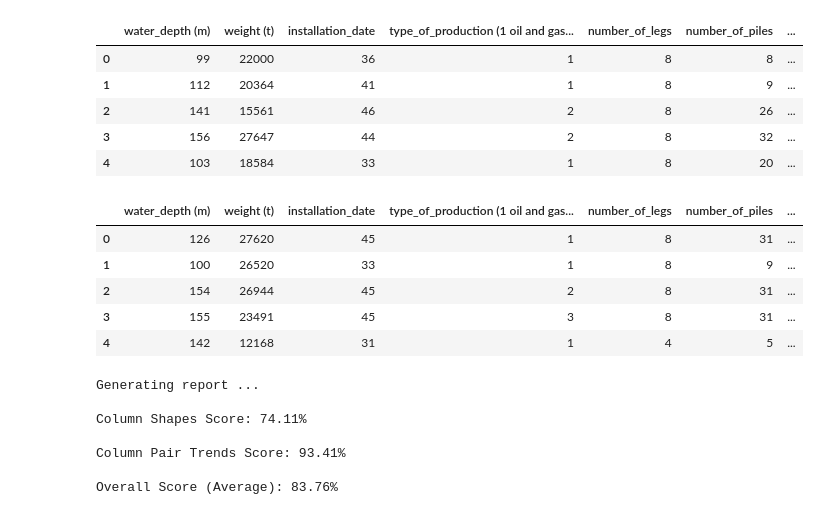
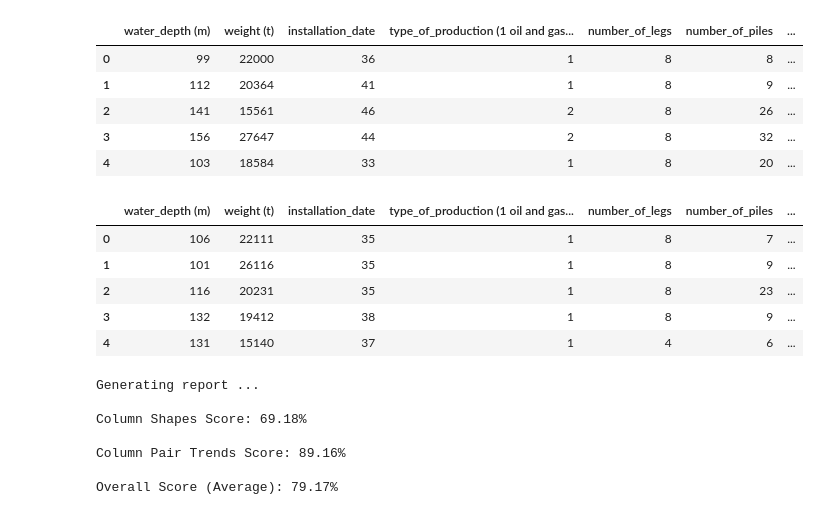
Before and after one commit to JailonWilliam/offshore-platform-decommissioning, a Jupyter notebook: notebooks/main.ipynb, the cells around one changed output. Saved outputs shown, nothing was run; the diff lists cells and outputs as text; code cells hidden in the pictures.

```diff
--- a/notebooks/main.ipynb
+++ b/notebooks/main.ipynb
@@ -201,14 +195,14 @@ df_original.head()
 | 3 | 156 | 27647 | 44 | 2 | 8 | 32 | ... |
 | 4 | 103 | 18584 | 33 | 1 | 8 | 20 | ... |
 # %%
-df_gan_limpo.head()
+df_gan.head()
 # %% [output]
 |  | water_depth (m) | weight (t) | installation_date | type_of_production (1 oil and gas... | number_of_legs | number_of_piles | ... |
-| 0 | 126 | 27620 | 45 | 1 | 8 | 31 | ... |
-| 1 | 100 | 26520 | 33 | 1 | 8 | 9 | ... |
-| 2 | 154 | 26944 | 45 | 2 | 8 | 31 | ... |
-| 3 | 155 | 23491 | 45 | 3 | 8 | 31 | ... |
-| 4 | 142 | 12168 | 31 | 1 | 4 | 5 | ... |
+| 0 | 106 | 22111 | 35 | 1 | 8 | 7 | ... |
+| 1 | 101 | 26116 | 35 | 1 | 8 | 9 | ... |
+| 2 | 116 | 20231 | 35 | 1 | 8 | 23 | ... |
+| 3 | 132 | 19412 | 38 | 1 | 8 | 9 | ... |
+| 4 | 131 | 15140 | 37 | 1 | 4 | 6 | ... |
 # %%
 # Supondo que A e B são seus DataFrames reais e sintéticos
 A = df_original.copy()
@@ -305,6 +299,11 @@ metadata_dict = {
             "pii": False,
             "sdtype": "numerical"
         },
+        "impacts_of_option-partial": {
+            "type": "numerical",
+            "pii": False,
+            "sdtype": "numerical"
+        },
         "technical_feasibility_or_challenge-complete": {
             "type": "numerical",
             "pii": False,
@@ -356,11 +355,11 @@ report.generate(real_data=A, synthetic_data=B, metadata=metadata_dict)
 # %% [output]
 Generating report ...
 
-Column Shapes Score: 74.11%
+Column Shapes Score: 69.18%
 
-Column Pair Trends Score: 93.41%
+Column Pair Trends Score: 89.16%
 
-Overall Score (Average): 83.76%
+Overall Score (Average): 79.17%
 # %%
 report.get_score()
 # %% [output]
```
Also changed, not shown: parts of 13 cells of this notebook, 2 other files.
